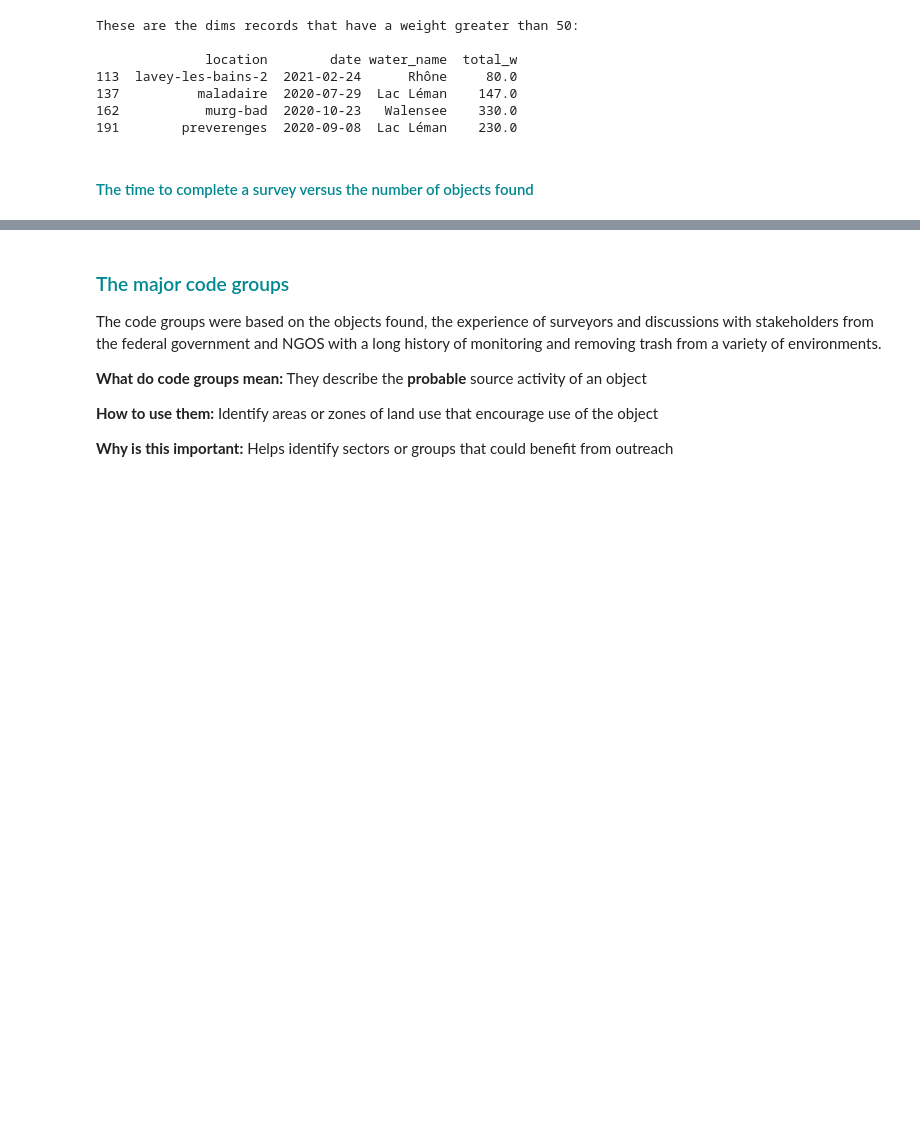
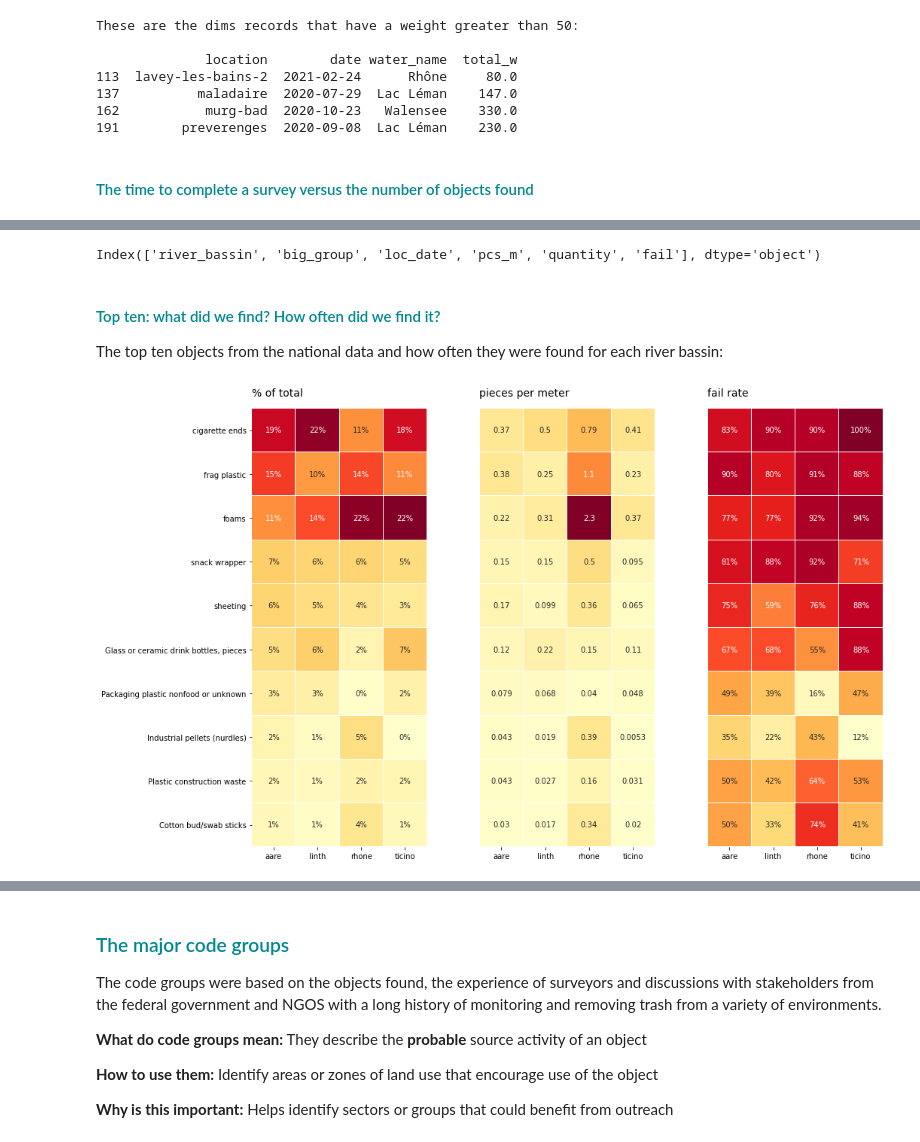
Before and after one commit to hammerdirt-analyst/iqals, a Jupyter notebook: use_a_class.ipynb, the cells around one changed output, grey strips where cells are left out. Drawn from its saved outputs; the diff is of its cells as text; code cells hidden in the pictures; blank space fills up the shorter version.

Commit message:
helper methods for aggregations

```diff
--- a/use_a_class.ipynb
+++ b/use_a_class.ipynb
@@ -156,10 +186,17 @@ dfSurveys = pd.read_csv(F"{survey_data}/results_with_zeroes.csv")
 dfSurveys = dfSurveys[(dfSurveys.date >= start_date)&(dfSurveys.date <= end_date)]
 dfSurveys['date'] = pd.to_datetime(dfSurveys['date'], format="%Y-%m-%d")
 
+# river bassin labels
+with open(F"{location_data}/river_basins.json", "r") as a_file:
+    river_bassins=json.load(a_file)
+
 # beach data
 dfBeaches = pd.read_csv(F"{location_data}/beaches_with_ranks.csv")
 dfBeaches.set_index('slug', inplace=True)
-dfBeaches.rename(columns={"NUMPOINTS":"intersects"}, inplace=True)
+
+# assign river bassin labels to locations:
+for k,v in river_bassins.items():
+    dfBeaches.loc[dfBeaches.water_name.isin(v), 'river_bassin'] = k
 
 # code definitions
 dfCodes = pd.read_csv(F"{code_defs}/mlw_codes.csv", index_col='code')
@@ -168,9 +205,9 @@ dfCodes = pd.read_csv(F"{code_defs}/mlw_codes.csv", index_col='code')
 dfDims = pd.read_csv(F"{survey_data}/dims_data.csv")
 
 # project lakes and beaches:
-
 with open(F"{location_data}/project_lakes.json", "r") as a_file:
     project_lakes = json.load(a_file)
+
 with open(F"{location_data}/project_beaches.json", "r") as a_file:
     project_beaches = json.load(a_file)
 
@@ -195,13 +232,12 @@ group_names_locations = {
     "agriculture":"ag.json",
     "tobacco":"tobac.json",
     "recreation":"recreation.json",
-    "packaging":"packaging.json",
+    "packaging non food":"packaging.json",
     "personal items":"pi.json",
 }
 
 
 frag_plas = {"fragmented plastics":["G79", "G78", "G75"]}
-levels={'muni':coi, 'catchment':bassin_label}
 
 these_cols = ['loc_date', 'location', 'water_name','type', 'date']
 catchment_cols = ['region','water_name','type','city','loc_date', 'location', 'date']
@@ -241,7 +277,9 @@ Index: []
 a_class_kwargs = dict(
     code_group_data=group_names_locations,
     new_code_group=frag_plas,
-    levels=levels,
+    levels=['river_bassin', 'water_name', 'city'],
+    river_bassins=river_bassins,
+    exp_variables=['population','buildings', 'streets', 'intersects', 'pop_group_proj', 'pop_group_rip', 'streets_rank', 'buildings_rank'],
     code_group_loc=output,
     these_cols=these_cols,
     foams=foams
@@ -748,0 +650,15 @@ Annex A has the complete list and key indicaotrs of all objects found at the nat
+# %%
+fts.columns
+# %% [output]
+Index(['river_bassin', 'big_group', 'loc_date', 'pcs_m', 'quantity', 'fail'], dtype='object')
+# %%
+# define the groups and aggregationg level:
+groups = {'quantity_level':'river_bassin', 'columns':['river_bassin', 'big_group']}
+# get the remaining key indicators
+rg_tt = calculate_rates(fts, feature_total_map=use_this_key, feature_map=w_bassin_total, groups=groups, aggs=aggs, rates=rates, products=products, methods=None)
+rg_tt['description'] = rg_tt.big_group.map(lambda x: assign_descriptions(x, **som_kwargs))
+rg_tt = rg_tt[rg_tt.description.isin(ftsx.index)]
+# %% [markdown]
+#### <span style="color:#008891"> Top ten: what did we find? How often did we find it?</span>
+
+The top ten objects from the national data and how often they were found for each river bassin:
@@ -748,0 +705,21 @@ Annex A has the complete list and key indicaotrs of all objects found at the nat
+# %%
+fig, axs = plt.subplots(1,3, figsize=(16,9))
+
+sns.heatmap(rg_fr, ax = axs[0], cmap='YlOrRd', linewidth=.01, linecolor='white', annot=True, square=True, fmt=".0%", cbar=False)
+sns.heatmap(rg_fpcs, ax = axs[1], cmap='YlOrRd', linewidth=.01, linecolor='white', annot=True, square=True, fmt=".2", yticklabels=False, cbar=False)
+sns.heatmap(rg_fpct, ax = axs[2], cmap='YlOrRd', linewidth=.01, linecolor='white', annot=True, square=True, fmt=".0%", yticklabels=False, cbar=False)
+axs[0].set_ylabel("")
+axs[0].set_xlabel("", loc='left', labelpad=50)
+axs[0].set_title("% of total", **title_k14)
+axs[1].set_title("pieces per meter", **title_k14)
+axs[2].set_title("fail rate", **title_k14)
+axs[1].set_ylabel("")
+axs[1].set_xlabel("")
+axs[2].set_ylabel("")
+axs[2].set_xlabel("")
+plt.tight_layout()
+
+plt.show()
+plt.close()
+# %% [output]
+[figure, added]
```
Also changed, not shown: parts of 75 cells of this notebook, 2 other files.
